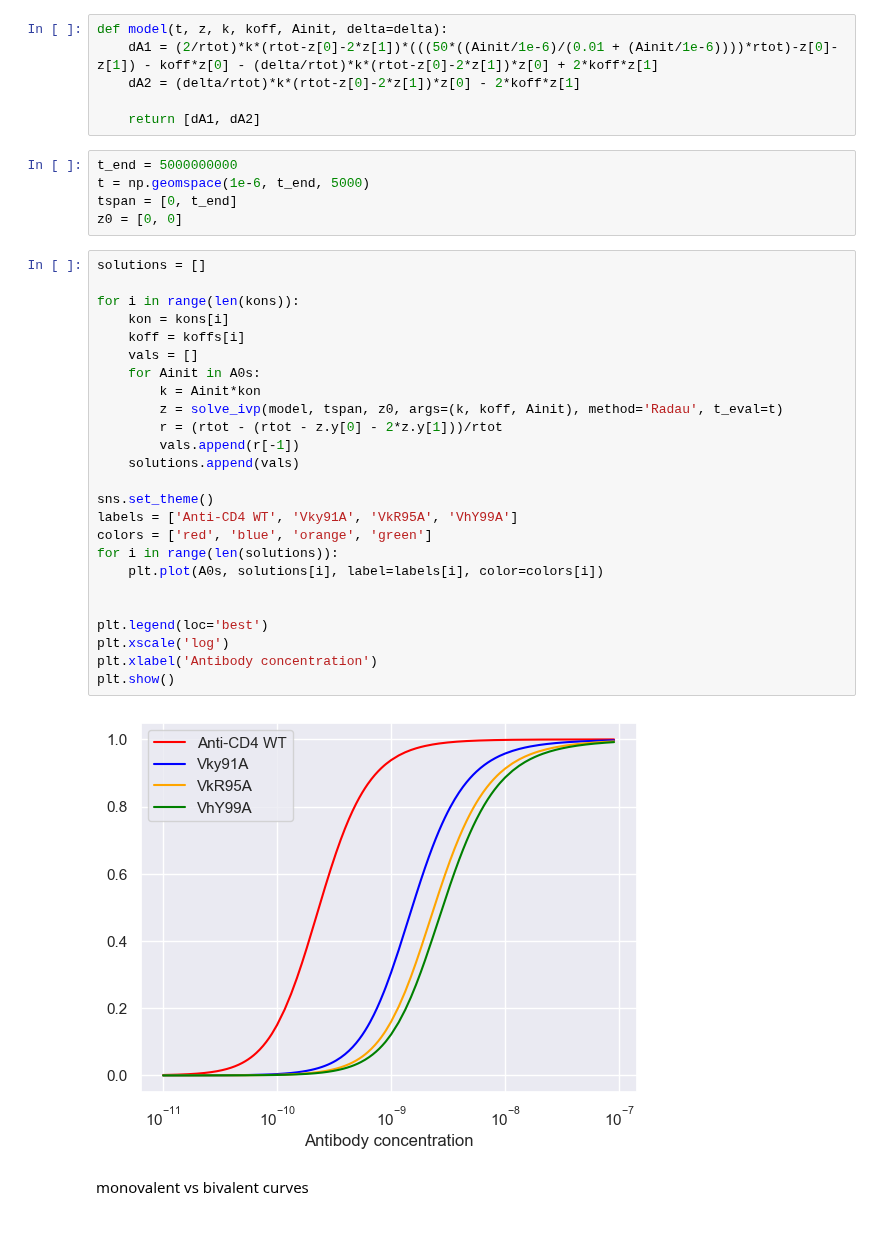
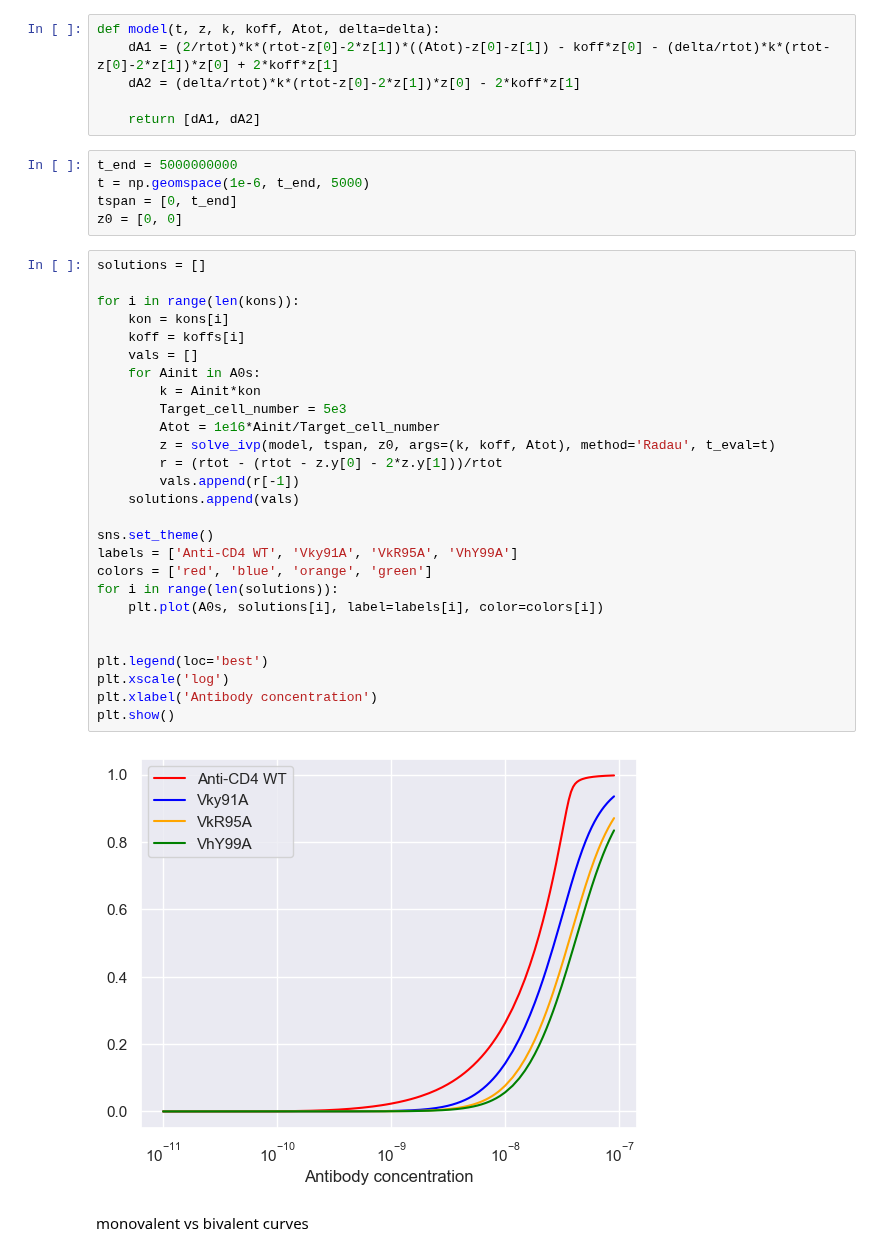
Before and after one commit to lukedtc/ADCC-Project, a Jupyter notebook: Receptor_level_model/single_cell_mazor_2016_comparison.ipynb, the cells around one changed output. Saved outputs shown, nothing was run; the diff lists cells and outputs as text.

Commit message:
add more detailed two cell dynamics

```diff
--- a/Receptor_level_model/single_cell_mazor_2016_comparison.ipynb
+++ b/Receptor_level_model/single_cell_mazor_2016_comparison.ipynb
@@ -22,8 +22,8 @@ koffs = [1.8e-4, 4.2e-3, 1.6e-2, 2e-2]
 delta = 10
 rtot = 1.5e5
 # %%
-def model(t, z, k, koff, Ainit, delta=delta):
-    dA1 = (2/rtot)*k*(rtot-z[0]-2*z[1])*(((50*((Ainit/1e-6)/(0.01 + (Ainit/1e-6))))*rtot)-z[0]-z[1]) - koff*z[0] - (delta/rtot)*k*(rtot-z[0]-2*z[1])*z[0] + 2*koff*z[1]
+def model(t, z, k, koff, Atot, delta=delta):
+    dA1 = (2/rtot)*k*(rtot-z[0]-2*z[1])*((Atot)-z[0]-z[1]) - koff*z[0] - (delta/rtot)*k*(rtot-z[0]-2*z[1])*z[0] + 2*koff*z[1]
     dA2 = (delta/rtot)*k*(rtot-z[0]-2*z[1])*z[0] - 2*koff*z[1]
 
     return [dA1, dA2]
@@ -35,30 +35,32 @@ z0 = [0, 0]
 # %%
 solutions = []
 
 for i in range(len(kons)):
     kon = kons[i]
     koff = koffs[i]
     vals = []
     for Ainit in A0s:
         k = Ainit*kon
-        z = solve_ivp(model, tspan, z0, args=(k, koff, Ainit), method='Radau', t_eval=t)
+        Target_cell_number = 5e3
+        Atot = 1e16*Ainit/Target_cell_number
+        z = solve_ivp(model, tspan, z0, args=(k, koff, Atot), method='Radau', t_eval=t)
         r = (rtot - (rtot - z.y[0] - 2*z.y[1]))/rtot
         vals.append(r[-1])
     solutions.append(vals)
 
 sns.set_theme()
 labels = ['Anti-CD4 WT', 'Vky91A', 'VkR95A', 'VhY99A']
 colors = ['red', 'blue', 'orange', 'green']
 for i in range(len(solutions)):
     plt.plot(A0s, solutions[i], label=labels[i], color=colors[i])
 
 
 plt.legend(loc='best')
 plt.xscale('log')
 plt.xlabel('Antibody concentration')
 plt.show()
 # %% [output]
-[figure, old version]
+[figure, new version]
 # %% [markdown]
 monovalent vs bivalent curves
 # %%
```
Also changed, not shown: parts of 1 cell of this notebook, 9 other files.
